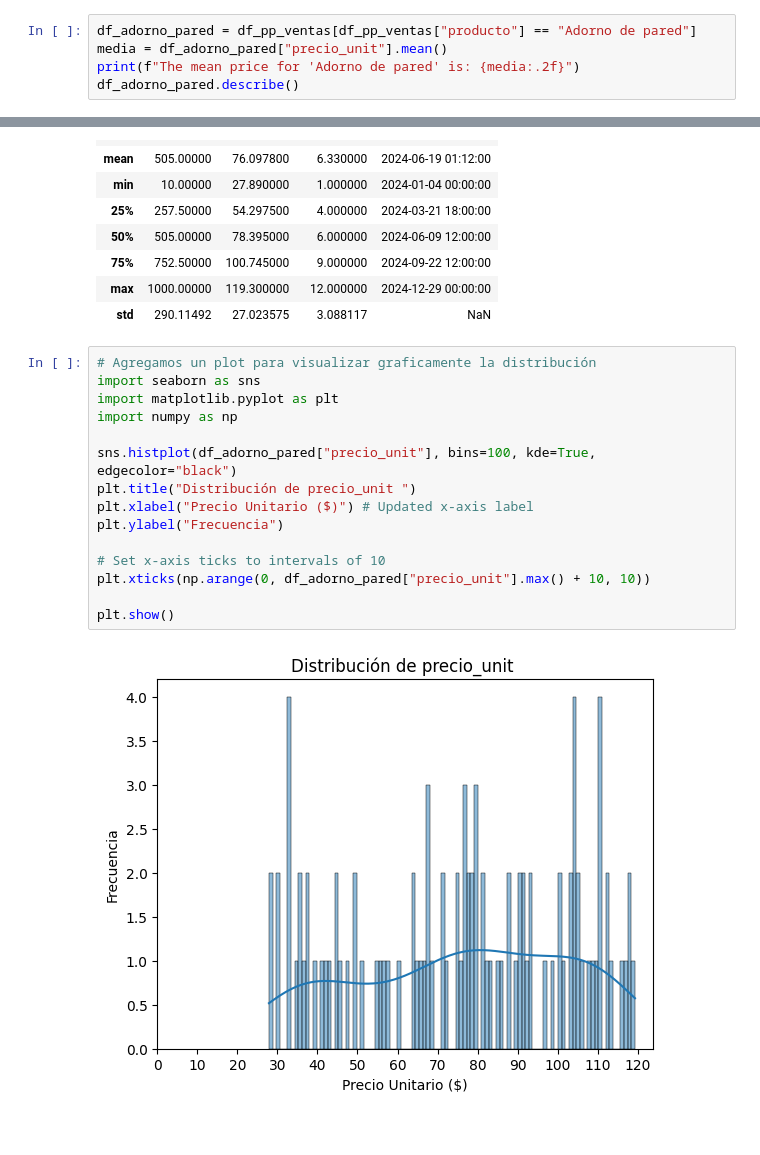
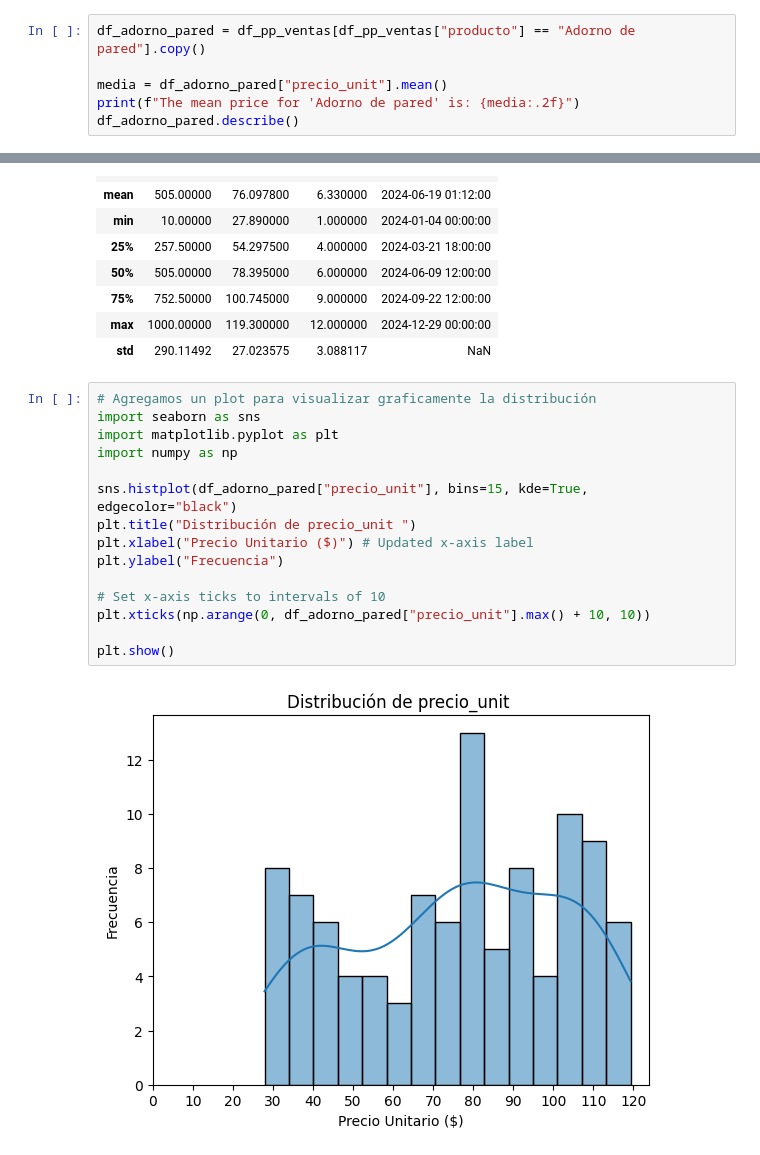
Before and after one commit to alex-degarate/TT-2C2025-Data-Analitycs-Notebooks, a Jupyter notebook: PreEntrega/PE-alex-15O.ipynb, the cells around one changed output, grey strips where cells are left out. Drawn from its saved outputs; the diff is of its cells as text.

```diff
--- a/PreEntrega/PE-alex-15O.ipynb
+++ b/PreEntrega/PE-alex-15O.ipynb
@@ -962,7 +964,8 @@ print(f"The mean price for 'Adorno de pared' is: {mean_precio_adorno_pared:.2f}"
 # %% [output]
 The mean price for 'Adorno de pared' is: 76.10
 # %%
-df_adorno_pared = df_pp_ventas[df_pp_ventas["producto"] == "Adorno de pared"]
+df_adorno_pared = df_pp_ventas[df_pp_ventas["producto"] == "Adorno de pared"].copy()
+
 media = df_adorno_pared["precio_unit"].mean()
 print(f"The mean price for 'Adorno de pared' is: {media:.2f}")
 df_adorno_pared.describe()
@@ -980,20 +983,20 @@ The mean price for 'Adorno de pared' is: 76.10
 # %%
 # Agregamos un plot para visualizar graficamente la distribución
 import seaborn as sns
 import matplotlib.pyplot as plt
 import numpy as np
 
-sns.histplot(df_adorno_pared["precio_unit"], bins=100, kde=True, edgecolor="black")
+sns.histplot(df_adorno_pared["precio_unit"], bins=15, kde=True, edgecolor="black")
 plt.title("Distribución de precio_unit ")
 plt.xlabel("Precio Unitario ($)") # Updated x-axis label
 plt.ylabel("Frecuencia")
 
 # Set x-axis ticks to intervals of 10
 plt.xticks(np.arange(0, df_adorno_pared["precio_unit"].max() + 10, 10))
 
 plt.show()
 # %% [output]
-[figure, old version]
+[figure, new version]
 # %%
 # Calculate the 30th percentile of 'precio_unit'
 q33_precio_adorno_pared = df_adorno_pared["precio_unit"].quantile(0.33)
```
Also changed, not shown: parts of 6 cells of this notebook.
